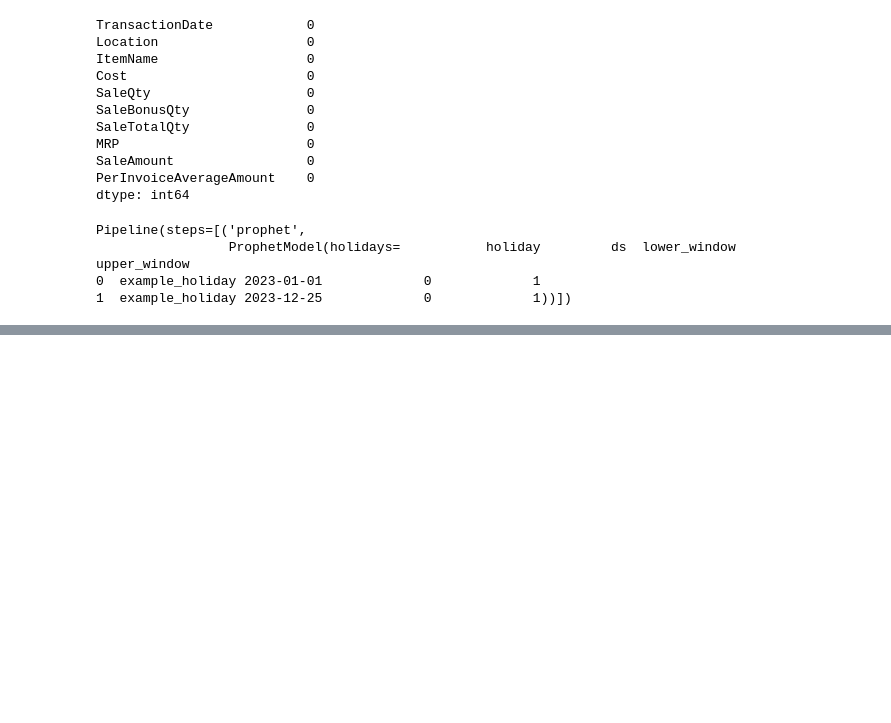
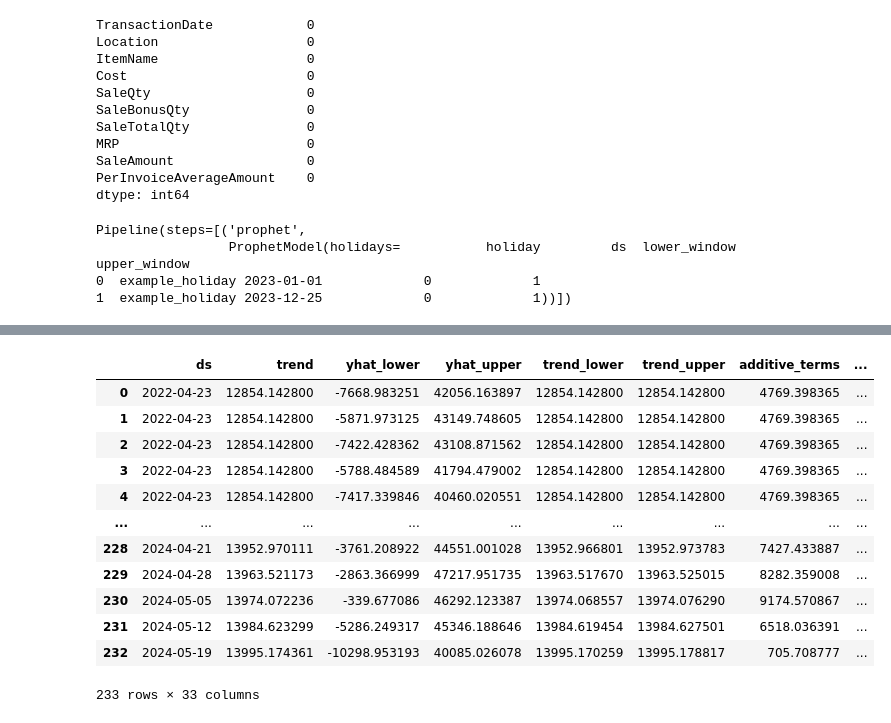
Before and after one commit to fazalpge/product_forecasting, a Jupyter notebook: Multivariate_multiple_timeseries_forecasting_Prophet.ipynb, the cells around one changed output, grey strips where cells are left out. Drawn from its saved outputs; the diff is of its cells as text; code cells hidden in the pictures; blank space fills up the shorter version.

```diff
--- a/Multivariate_multiple_timeseries_forecasting_Prophet.ipynb
+++ b/Multivariate_multiple_timeseries_forecasting_Prophet.ipynb
@@ -329,0 +330,18 @@ pipeline.named_steps['prophet'].plot_forecast(forecast_df, location='Brahmaputra
+# %%
+# Example of generating and displaying weekly forecast
+weekly_forecast_df=pipeline.named_steps['prophet'].transform(df, location='Brahmaputra', item_name='Clean 100ml',interval='weekly')
+weekly_forecast_df
+# %% [output]
+|  | ds | trend | yhat_lower | yhat_upper | trend_lower | trend_upper | additive_terms | ... |
+| 0 | 2022-04-23 | 12854.142800 | -7668.983251 | 42056.163897 | 12854.142800 | 12854.142800 | 4769.398365 | ... |
+| 1 | 2022-04-23 | 12854.142800 | -5871.973125 | 43149.748605 | 12854.142800 | 12854.142800 | 4769.398365 | ... |
+| 2 | 2022-04-23 | 12854.142800 | -7422.428362 | 43108.871562 | 12854.142800 | 12854.142800 | 4769.398365 | ... |
+| 3 | 2022-04-23 | 12854.142800 | -5788.484589 | 41794.479002 | 12854.142800 | 12854.142800 | 4769.398365 | ... |
+| 4 | 2022-04-23 | 12854.142800 | -7417.339846 | 40460.020551 | 12854.142800 | 12854.142800 | 4769.398365 | ... |
+| ... | ... | ... | ... | ... | ... | ... | ... | ... |
+| 228 | 2024-04-21 | 13952.970111 | -3761.208922 | 44551.001028 | 13952.966801 | 13952.973783 | 7427.433887 | ... |
+| 229 | 2024-04-28 | 13963.521173 | -2863.366999 | 47217.951735 | 13963.517670 | 13963.525015 | 8282.359008 | ... |
+| 230 | 2024-05-05 | 13974.072236 | -339.677086 | 46292.123387 | 13974.068557 | 13974.076290 | 9174.570867 | ... |
+| 231 | 2024-05-12 | 13984.623299 | -5286.249317 | 45346.188646 | 13984.619454 | 13984.627501 | 6518.036391 | ... |
+| 232 | 2024-05-19 | 13995.174361 | -10298.953193 | 40085.026078 | 13995.170259 | 13995.178817 | 705.708777 | ... |
+233 rows × 33 columns
```
Also changed, not shown: parts of 17 cells of this notebook.
